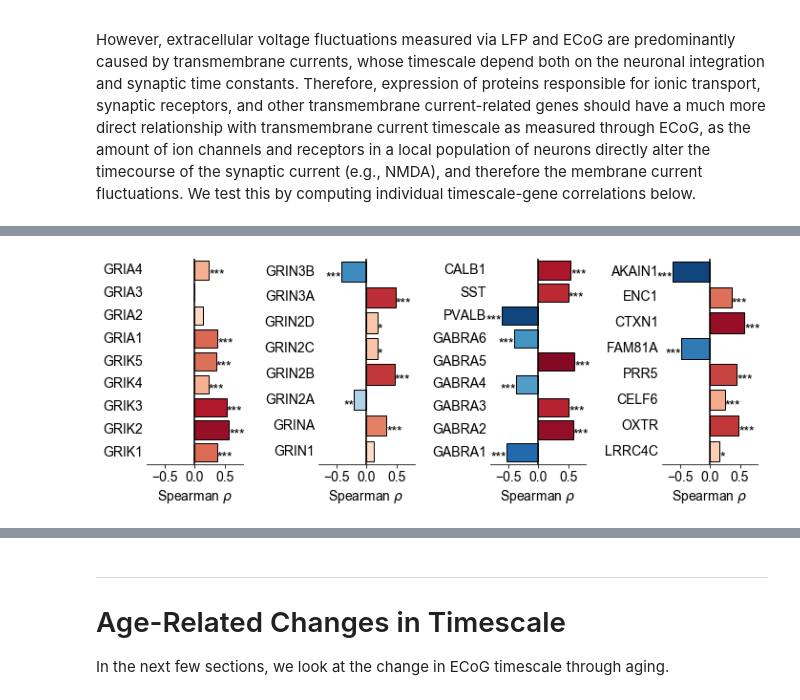
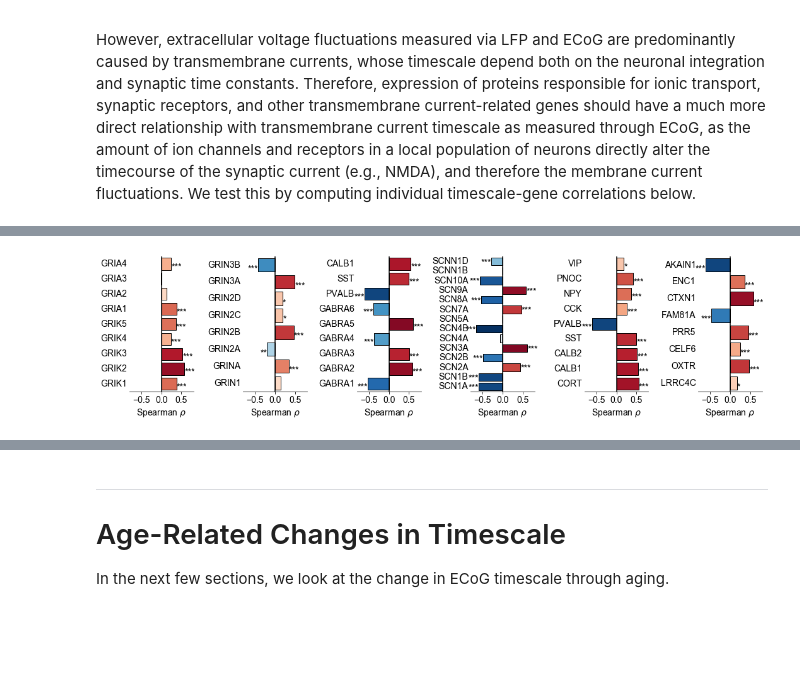
Before and after one commit to rdgao/field-echos, a Jupyter notebook: notebooks/3_viz_human_MMP.ipynb, the cells around one changed output, grey strips where cells are left out. Cells and saved outputs as stored; diff of their text form; code cells hidden in the pictures; blank space fills up the shorter version.

```diff
--- a/notebooks/3_viz_human_MMP.ipynb
+++ b/notebooks/3_viz_human_MMP.ipynb
@@ -355,5 +402,6 @@ print_gene_list(list(np.setdiff1d(df_overexpr.index.values, df_high_pc1.index.va
 geneset_gluion = ['GRIK1','GRIK2','GRIK3','GRIK4','GRIK5','GRIA1','GRIA2','GRIA3','GRIA4'] # ionotropic glutamate
 geneset_nmda = ['GRIN1', 'GRINA', 'GRIN2A','GRIN2B','GRIN2C','GRIN2D','GRIN3A', 'GRIN3B'] # nmda
 geneset_gabra = ['GABRA1','GABRA2','GABRA3','GABRA4','GABRA5','GABRA6', 'PVALB', 'SST', 'CALB1'] # GABA-A alpha + inh
+geneset_sodium = ['SCN1A', 'SCN1B', 'SCN2A', 'SCN2B', 'SCN3A', 'SCN4A', 'SCN4B', 'SCN5A', 'SCN7A', 'SCN8A', 'SCN9A', 'SCN10A', 'SCNN1B', 'SCNN1D'] # sodium ion channels
 geneset_inh = ['CORT', 'CALB1', 'CALB2', 'SST', 'PVALB', 'CCK', 'NPY', 'PNOC', 'VIP'] # inhibitory markers
 geneset_sctau = ['LRRC4C','OXTR','CELF6', 'PRR5', 'FAM81A', 'CTXN1', 'ENC1', 'AKAIN1'] # single-cell membrane time constant
@@ -401,26 +408,26 @@ with open('../data/over_expr_pos.txt', 'w') as f:
 # %%
 # plot families of correlations as hbar
 color = plt.cm.RdBu_r(np.linspace(0,1,200))
-plt.figure(figsize=(10,4))
-plot_set = [geneset_gluion, geneset_nmda, geneset_gabra, geneset_sctau]
+plt.figure(figsize=(15,4))
+plot_set = [geneset_gluion, geneset_nmda, geneset_gabra, geneset_sodium, geneset_inh, geneset_sctau]
 for i_g, g_subset in enumerate(plot_set):
     plt.subplot(1,len(plot_set),i_g+1)
     geneset_plot = df_tau_corr_all.loc[g_subset]
     for i_p in range(len(geneset_plot)):
         rho, pv = geneset_plot.iloc[i_p]
         plt.barh(i_p, rho, ec='k', fc=color[int((1+rho*1.5)*100)])
         s = np.sum(pv<=np.array([0.05, 0.01, 0.005]))*'*'
         plt.text(rho, i_p-0.4, s, fontsize=14, horizontalalignment='left' if rho>0 else 'right')
 
     plt.plot([0,0], plt.ylim(), 'k')
     plt.ylim([-0.5,len(geneset_plot)-0.5])
     plt.yticks(range(len(geneset_plot)), geneset_plot.index.values, rotation=0, ha='right', va='center', rotation_mode='anchor', fontsize=14)
     plt.tick_params(axis='y', which=u'both',length=0)
     plt.xlim([-.8,.8]); plt.xlabel(r'Spearman $\rho$')
     despine(left=True);
 
 plt.tight_layout()
 plt.savefig(fig_path[:-4]%'mni_gene_indiv',  bbox_inches='tight')
 # %% [output]
-[figure, old version]
+[figure, new version]
 # %% [markdown]
```
Also changed, not shown: parts of 7 cells of this notebook, 14 other files.
